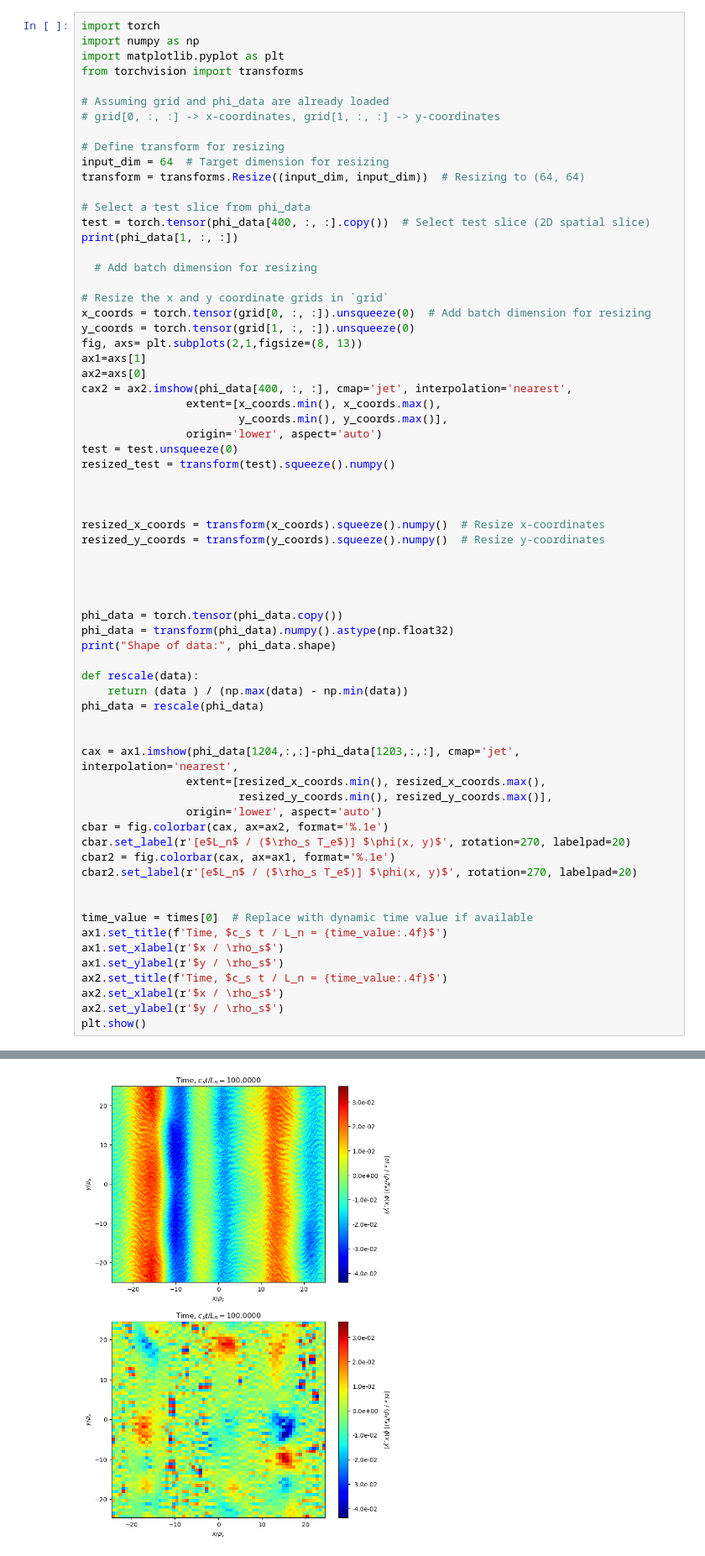
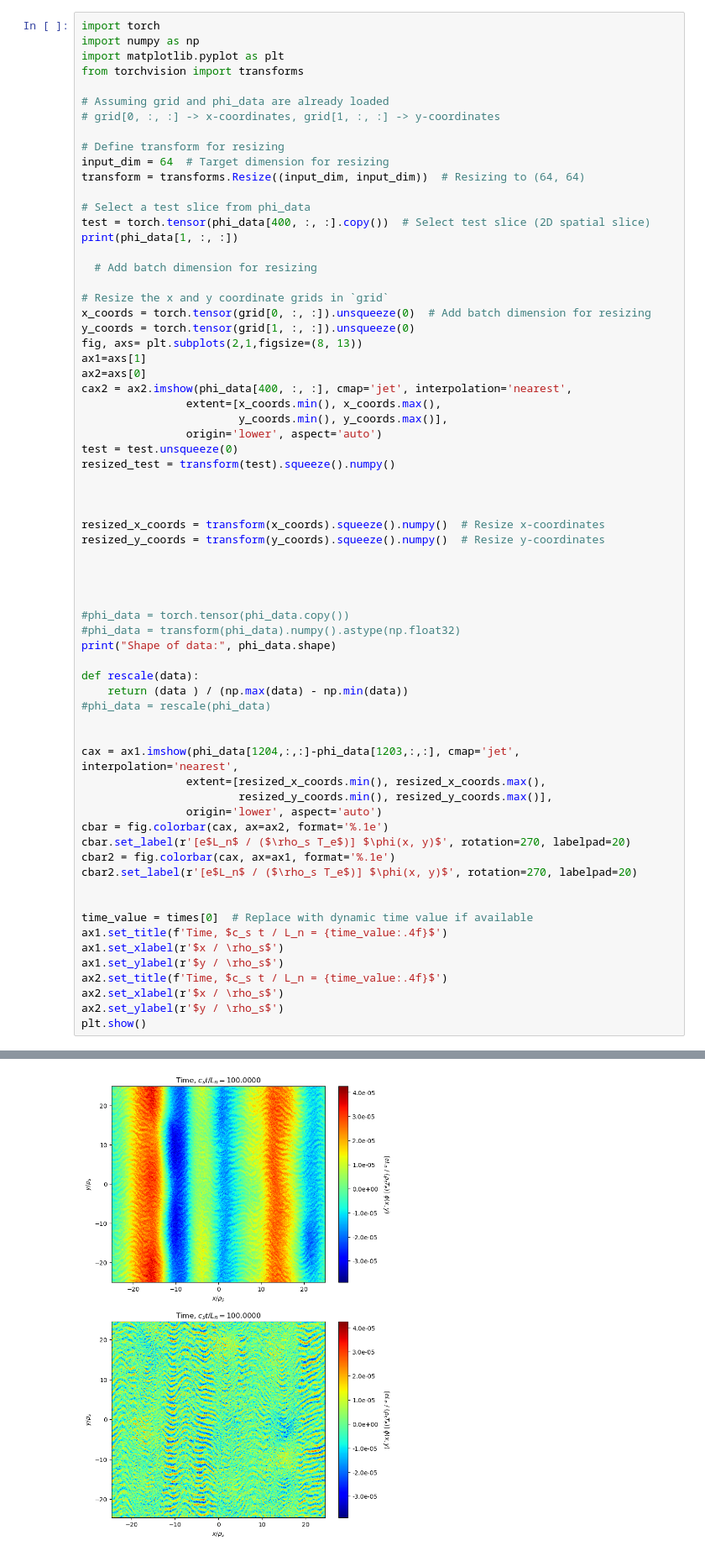
Before and after one commit to iangill11/MLuSHrooM, a Jupyter notebook: model/LNO/LNO_comparision.ipynb, the cells around one changed output, grey strips where cells are left out. Shown at 84% size. Saved outputs shown, nothing was run; the diff lists cells and outputs as text.

```diff
--- a/model/LNO/LNO_comparision.ipynb
+++ b/model/LNO/LNO_comparision.ipynb
@@ -76,13 +159,13 @@ resized_y_coords = transform(y_coords).squeeze().numpy()  # Resize y-coordinates
 
 
 
-phi_data = torch.tensor(phi_data.copy())
-phi_data = transform(phi_data).numpy().astype(np.float32)
+#phi_data = torch.tensor(phi_data.copy())
+#phi_data = transform(phi_data).numpy().astype(np.float32)
 print("Shape of data:", phi_data.shape)
 
 def rescale(data):
     return (data ) / (np.max(data) - np.min(data))
-phi_data = rescale(phi_data)
+#phi_data = rescale(phi_data)
 
 
 cax = ax1.imshow(phi_data[1204,:,:]-phi_data[1203,:,:], cmap='jet', interpolation='nearest',
@@ -121,4 +204,4 @@ Shape of data: (1311, 64, 64)
-[figure, old version]
+[figure, new version]
 # %%
 from LNO_model import LNO2d, Transient, Steady
 
```
Also changed, not shown: parts of 5 cells of this notebook, 9 other files.
